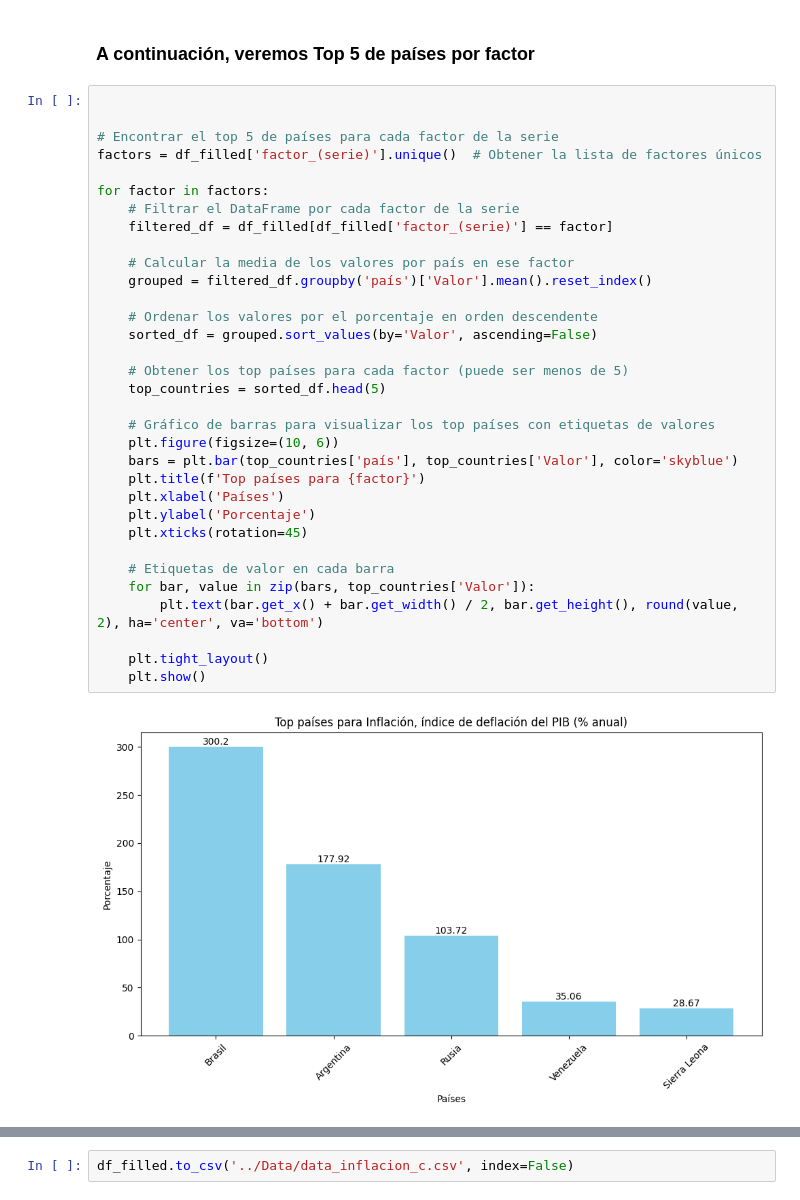
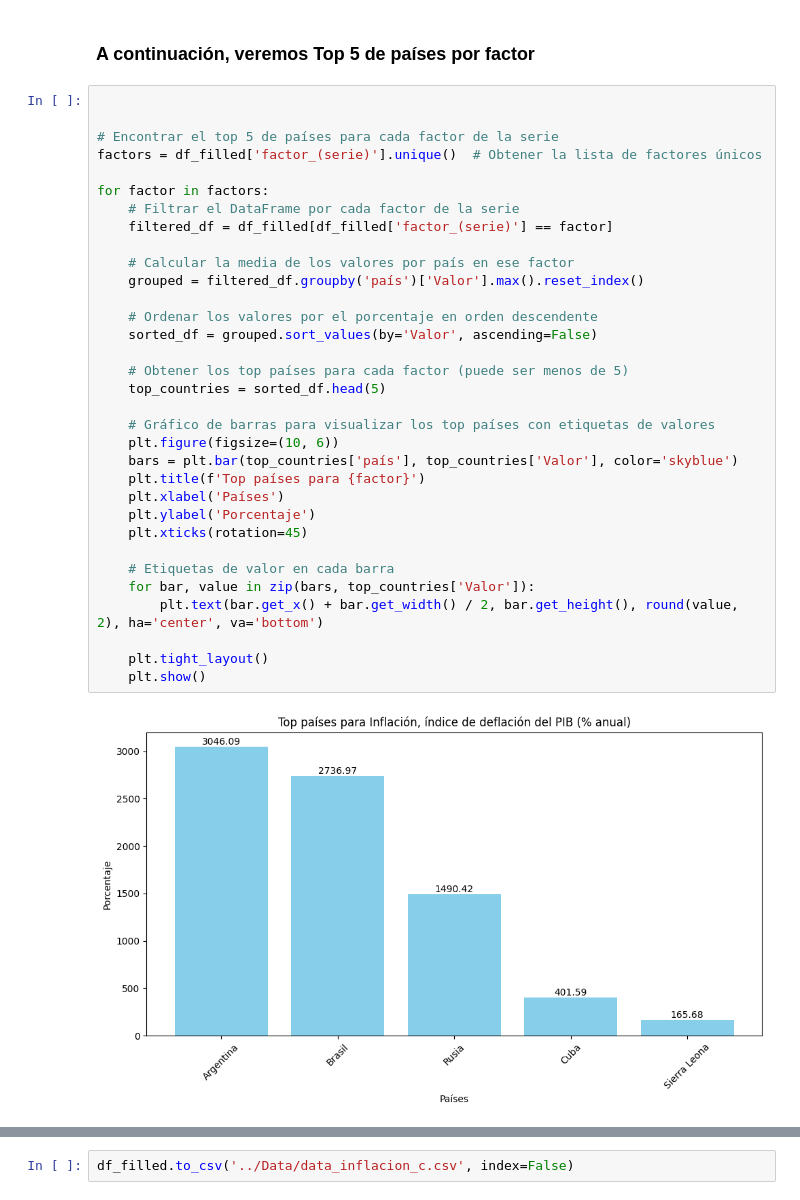
Before and after one commit to fercof87/PF-Esperanza-De-Vida, a Jupyter notebook: EDA/EDA/EDA_inflacion.ipynb, the cells around one changed output, grey strips where cells are left out. Drawn from its saved outputs; the diff is of its cells as text.

```diff
--- a/EDA/EDA/EDA_inflacion.ipynb
+++ b/EDA/EDA/EDA_inflacion.ipynb
@@ -354,32 +354,32 @@ plt.show()
 # Encontrar el top 5 de países para cada factor de la serie
 factors = df_filled['factor_(serie)'].unique()  # Obtener la lista de factores únicos
 
 for factor in factors:
     # Filtrar el DataFrame por cada factor de la serie
     filtered_df = df_filled[df_filled['factor_(serie)'] == factor]
 
     # Calcular la media de los valores por país en ese factor
-    grouped = filtered_df.groupby('país')['Valor'].mean().reset_index()
+    grouped = filtered_df.groupby('país')['Valor'].max().reset_index()
 
     # Ordenar los valores por el porcentaje en orden descendente
     sorted_df = grouped.sort_values(by='Valor', ascending=False)
 
     # Obtener los top países para cada factor (puede ser menos de 5)
     top_countries = sorted_df.head(5)
 
     # Gráfico de barras para visualizar los top países con etiquetas de valores
     plt.figure(figsize=(10, 6))
     bars = plt.bar(top_countries['país'], top_countries['Valor'], color='skyblue')
     plt.title(f'Top países para {factor}')
     plt.xlabel('Países')
     plt.ylabel('Porcentaje')
     plt.xticks(rotation=45)
 
     # Etiquetas de valor en cada barra
     for bar, value in zip(bars, top_countries['Valor']):
         plt.text(bar.get_x() + bar.get_width() / 2, bar.get_height(), round(value, 2), ha='center', va='bottom')
 
     plt.tight_layout()
     plt.show()
 # %% [output]
-[figure, old version]
+[figure, new version]
```
Also changed, not shown: parts of 2 cells of this notebook, 1 other file.
